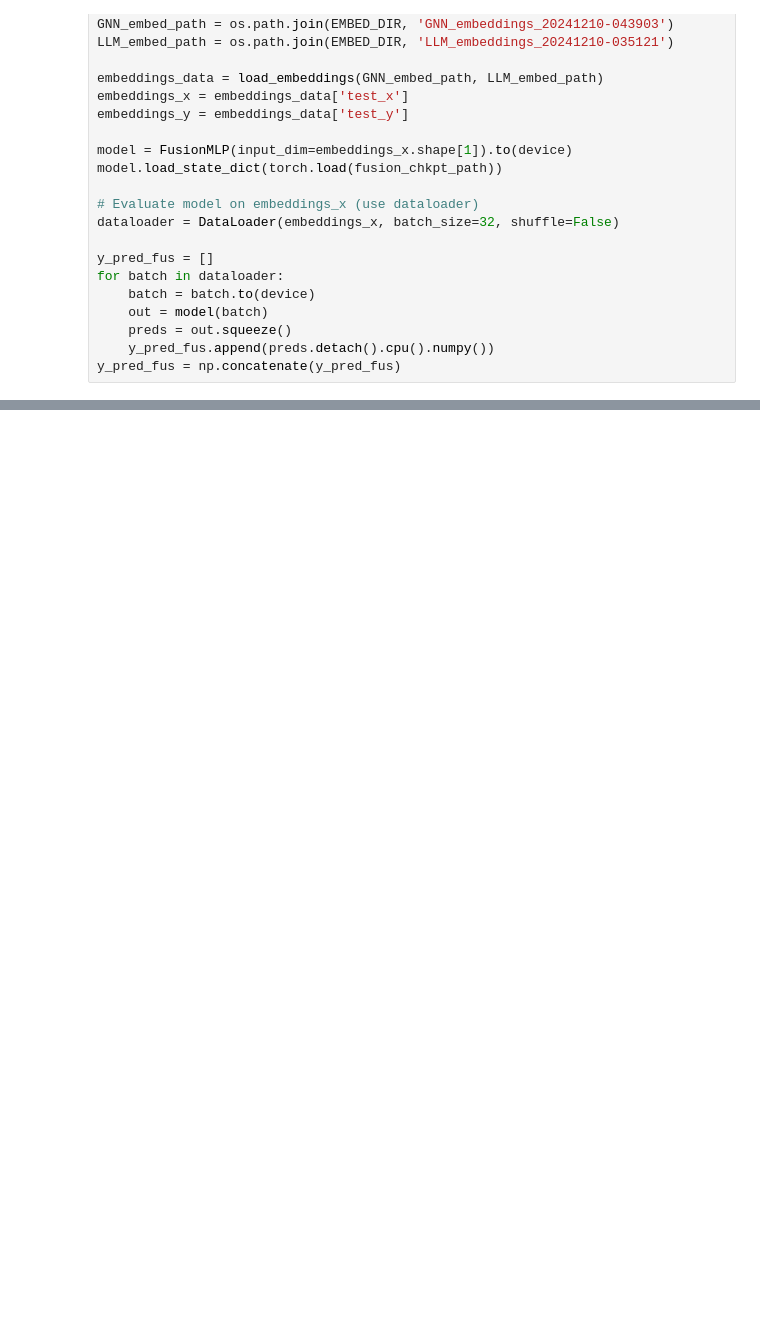
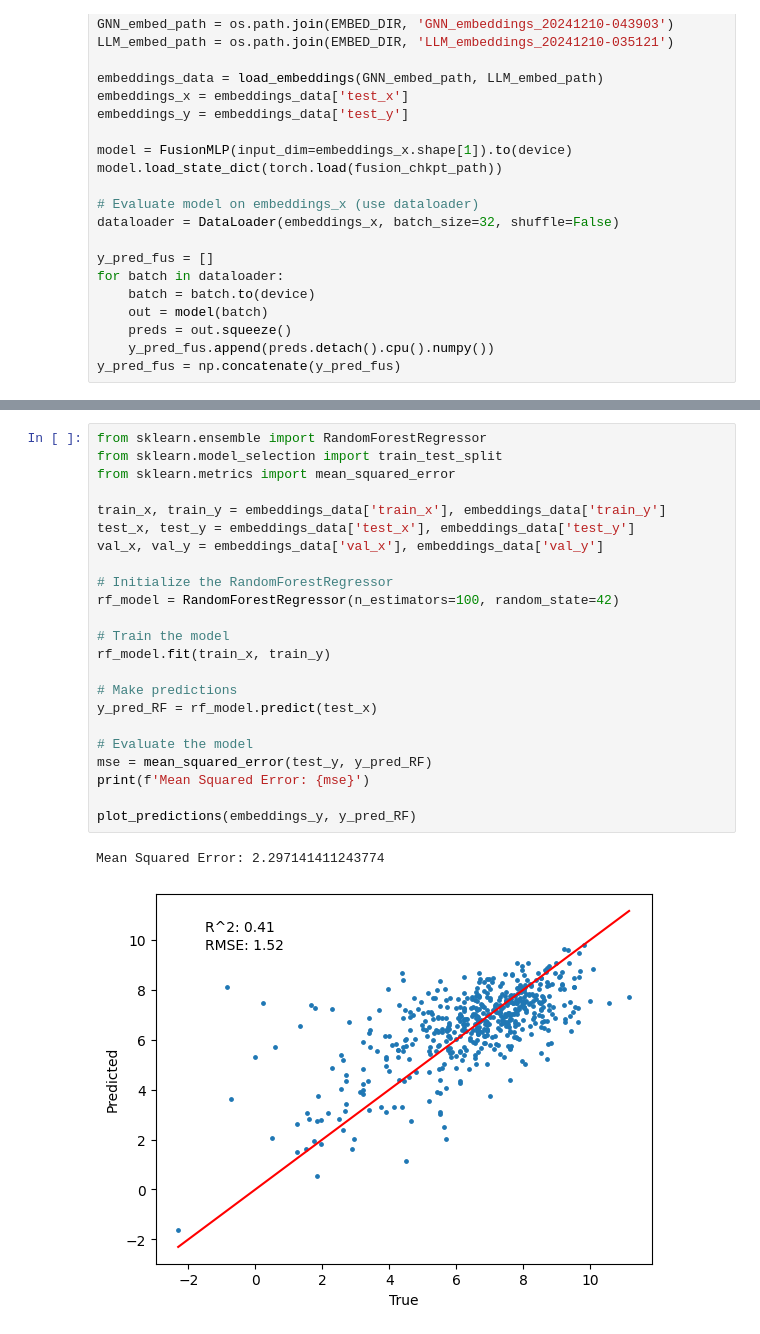
Before and after one commit to junhakunha/drug_toxicology_prediction, a Jupyter notebook: notebooks/J06_report_graphs.ipynb, the cells around one changed output, grey strips where cells are left out. Cells and saved outputs as stored; diff of their text form; blank space fills up the shorter version.

Commit message:
random forest

```diff
--- a/notebooks/J06_report_graphs.ipynb
+++ b/notebooks/J06_report_graphs.ipynb
@@ -180 +180,27 @@ plot_predictions(y, y_pred_fus, title='Fusion Predictions')
 [figure]
+# %%
+from sklearn.ensemble import RandomForestRegressor
+from sklearn.model_selection import train_test_split
+from sklearn.metrics import mean_squared_error
+
+train_x, train_y = embeddings_data['train_x'], embeddings_data['train_y']
+test_x, test_y = embeddings_data['test_x'], embeddings_data['test_y']
+val_x, val_y = embeddings_data['val_x'], embeddings_data['val_y']
+
+# Initialize the RandomForestRegressor
+rf_model = RandomForestRegressor(n_estimators=100, random_state=42)
+
+# Train the model
+rf_model.fit(train_x, train_y)
+
+# Make predictions
+y_pred_RF = rf_model.predict(test_x)
+
+# Evaluate the model
+mse = mean_squared_error(test_y, y_pred_RF)
+print(f'Mean Squared Error: {mse}')
+
+plot_predictions(embeddings_y, y_pred_RF)
+# %% [output]
+Mean Squared Error: 2.297141411243774
+[figure, added]
```
Also changed, not shown: parts of 2 cells of this notebook, 1 other file.
